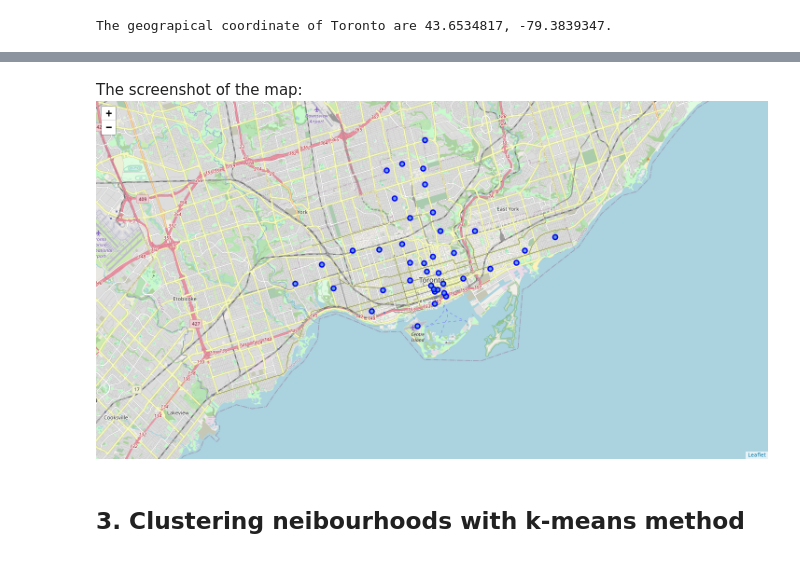
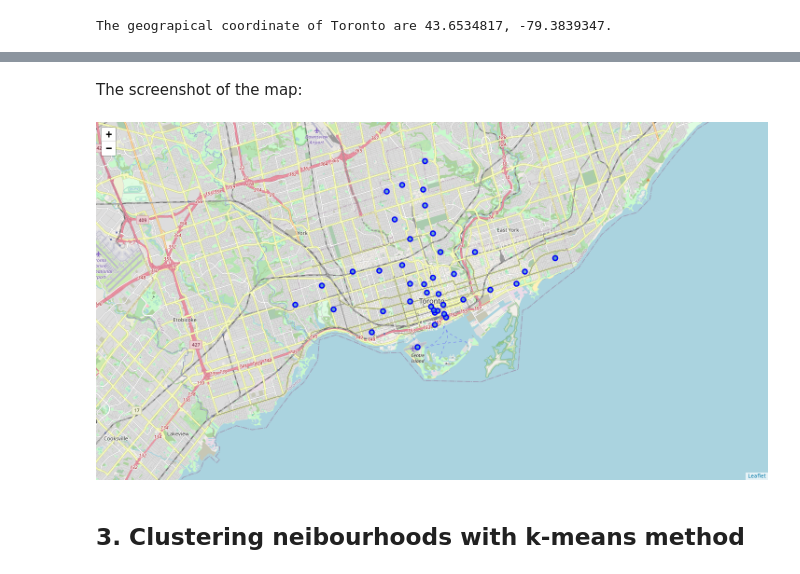
Before and after one commit to lexi12/Coursera_Capstone, a Jupyter notebook: Segmenting_Clustering_Toronto.ipynb, the cells around one changed output, grey strips where cells are left out. Cells and saved outputs as stored; diff of their text form; code cells hidden in the pictures.

```diff
--- a/Segmenting_Clustering_Toronto.ipynb
+++ b/Segmenting_Clustering_Toronto.ipynb
@@ -184,7 +184,11 @@ map_Toronto
 [interactive output not drawn]
 # %% [markdown]
 The screenshot of the map:
-![Toronto_map_withNeirbourhoods%20%281%29.png](attachment:Toronto_map_withNeirbourhoods%20%281%29.png)
+# %%
+from IPython.display import Image
+Image(filename = "toronto_map_withneirbourhoods.png", width = '800', height = '700')
+# %% [output]
+[figure, added]
 # %% [markdown]
 ## 3. Clustering neibourhoods with k-means method
 # %%
```
Also changed, not shown: parts of 1 cell of this notebook.
